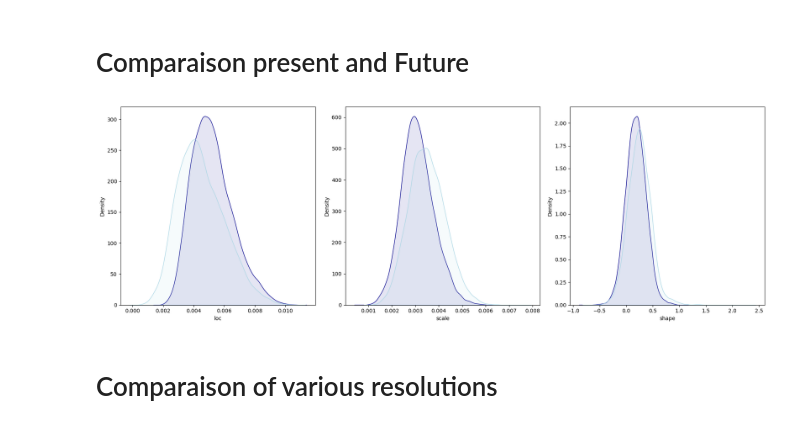
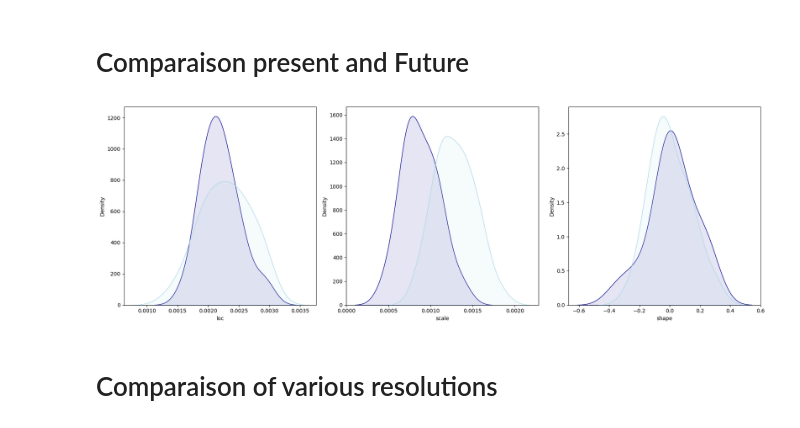
Before and after one commit to LouiseIII/PDM_Super-Resolution-Precipitation-Extremes, a Jupyter notebook: dev/Analyse_GEV2.ipynb, the cells around one changed output. Drawn from its saved outputs; the diff is of its cells as text; code cells hidden in the pictures.

```diff
--- a/dev/Analyse_GEV2.ipynb
+++ b/dev/Analyse_GEV2.ipynb
@@ -197,31 +193,30 @@ plt.show()
 # %% [markdown]
 # Comparaison present and Future
 # %%
-os.chdir('/Users/choupie/Documents/ECCE/Private_Downscaling/0_Base/data/True_Parameters')
-df = pd.read_csv('gev2_param_true_present.csv')
-dff = pd.read_csv('gev2_param_true_future.csv')
+df = pd.read_csv('gev2_param_true_present48.csv')
+dff = pd.read_csv('gev2_param_true_future48.csv')
 
 
 
 fig, axs = plt.subplots(1, 3, figsize=(18, 6))
 
 sns.kdeplot(df['loc'], color='darkblue', fill=True, alpha=0.1, ax=axs[0])
 sns.kdeplot(dff['loc'], color='lightblue', fill=True, alpha=0.1, ax=axs[0])
 #axs[0].set_title('Density Plot for Loc')
 
 sns.kdeplot(df['scale'], color='darkblue', fill=True, alpha=0.1, ax=axs[1])
 sns.kdeplot(dff['scale'], color='lightblue', fill=True, alpha=0.1, ax=axs[1])
 #axs[1].set_title('Density Plot for Scale')
 
 sns.kdeplot(df['shape'], color='darkblue', fill=True, alpha=0.1, ax=axs[2])
 sns.kdeplot(dff['shape'], color='lightblue', fill=True, alpha=0.1, ax=axs[2])
 #axs[2].set_title('Density Plot for Shape')
 
 plt.tight_layout()
 
 plt.show()
 # %% [output]
-[figure, old version]
+[figure, new version]
 # %% [markdown]
 # Comparaison of various resolutions
 # %%
```
Also changed, not shown: parts of 7 cells of this notebook.
